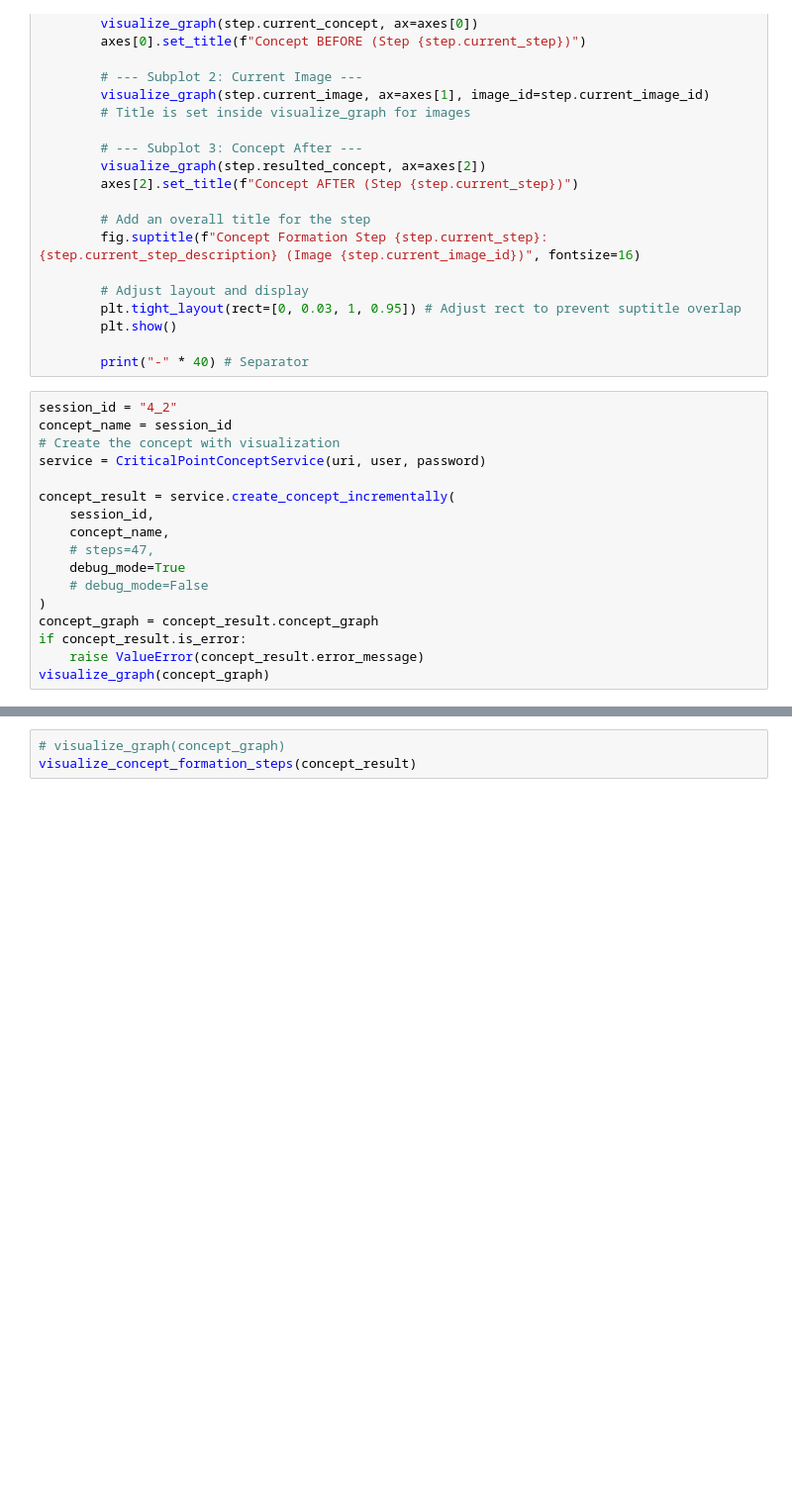
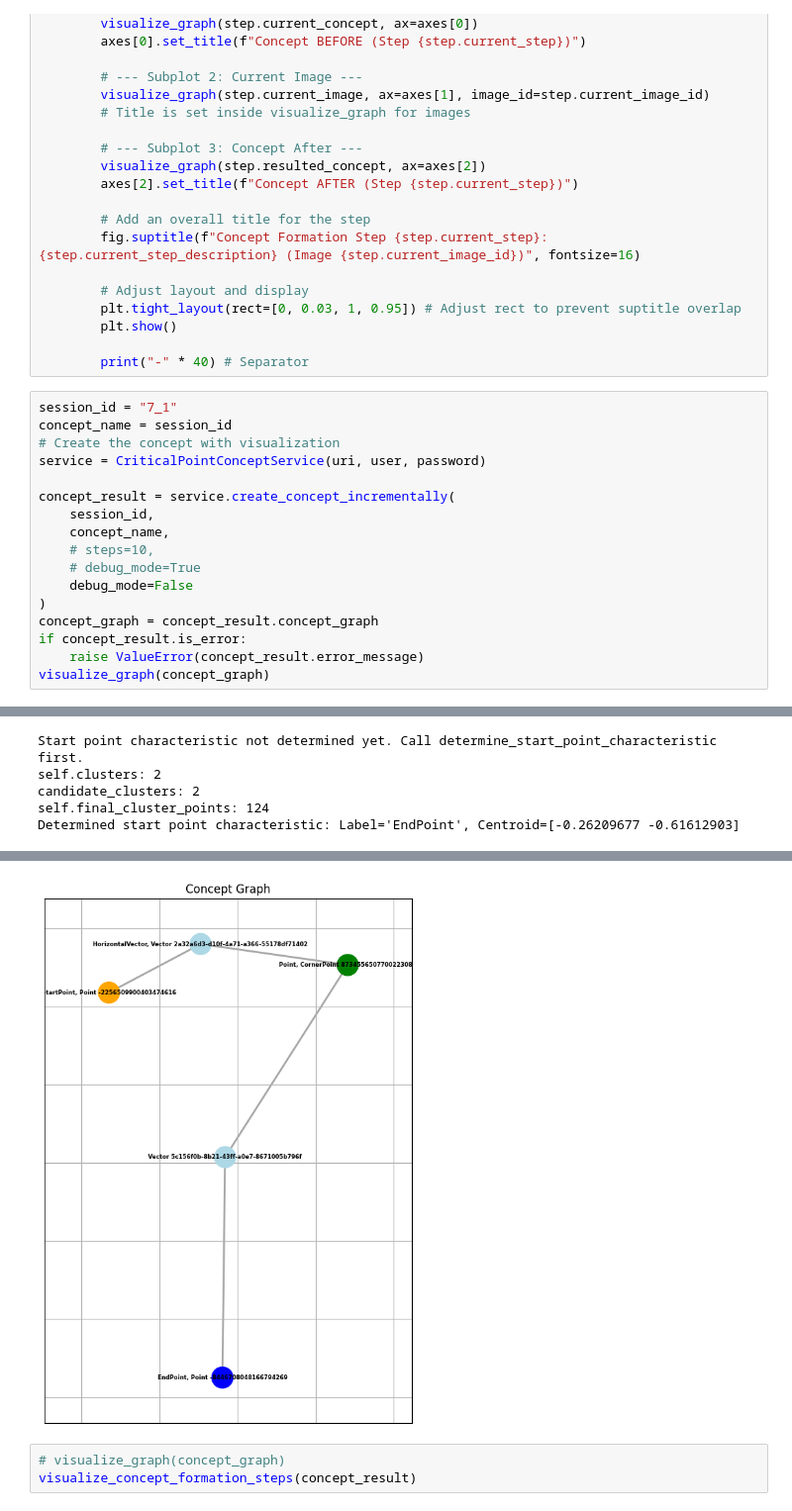
Before and after one commit to NaturalAGI-Lab/NaturalAGI, a Jupyter notebook: src/concept_creator/src/test_max_minor_concept.ipynb, the cells around one changed output, grey strips where cells are left out. Shown at 99% size. Drawn from its saved outputs; the diff is of its cells as text; blank space fills up the shorter version.

```diff
--- a/src/concept_creator/src/test_max_minor_concept.ipynb
+++ b/src/concept_creator/src/test_max_minor_concept.ipynb
@@ -175,7 +208,7 @@ def visualize_concept_formation_steps(concept_result):
 
         print("-" * 40) # Separator
 # %%
-session_id = "4_2"
+session_id = "7_1"
 concept_name = session_id
 # Create the concept with visualization
 service = CriticalPointConceptService(uri, user, password)
@@ -183,11 +216,12 @@ service = CriticalPointConceptService(uri, user, password)
 concept_result = service.create_concept_incrementally(
     session_id,
     concept_name,
-    # steps=47,
-    debug_mode=True
-    # debug_mode=False
+    # steps=10,
+    # debug_mode=True
+    debug_mode=False
 )
 concept_graph = concept_result.concept_graph
 if concept_result.is_error:
     raise ValueError(concept_result.error_message)
 visualize_graph(concept_graph)
+# %% [output]
@@ -193,0 +245,5 @@ visualize_graph(concept_graph)
+Start point characteristic not determined yet. Call determine_start_point_characteristic first.
+self.clusters: 2
+candidate_clusters: 2
+self.final_cluster_points: 124
+Determined start point characteristic: Label='EndPoint', Centroid=[-0.26209677 -0.61612903]
@@ -194,3 +267,4 @@ visualize_graph(concept_graph)
+[figure, added]
 # %%
 # visualize_graph(concept_graph)
 visualize_concept_formation_steps(concept_result)
```
Also changed, not shown: parts of 4 cells of this notebook, 18 other files.
